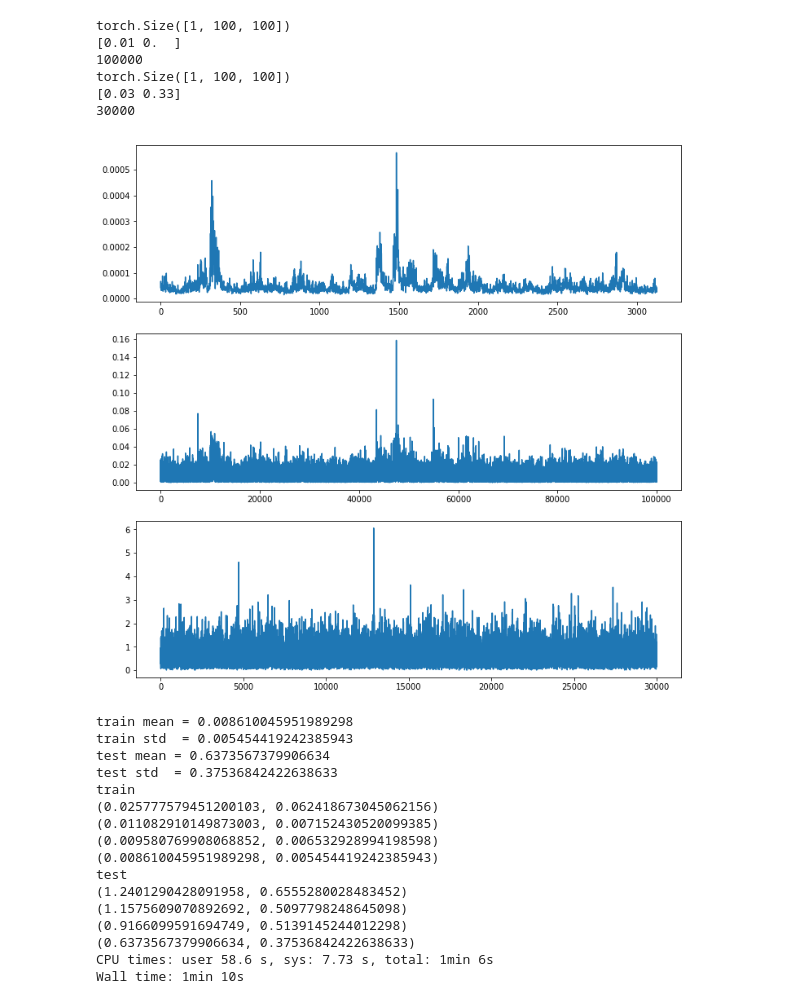
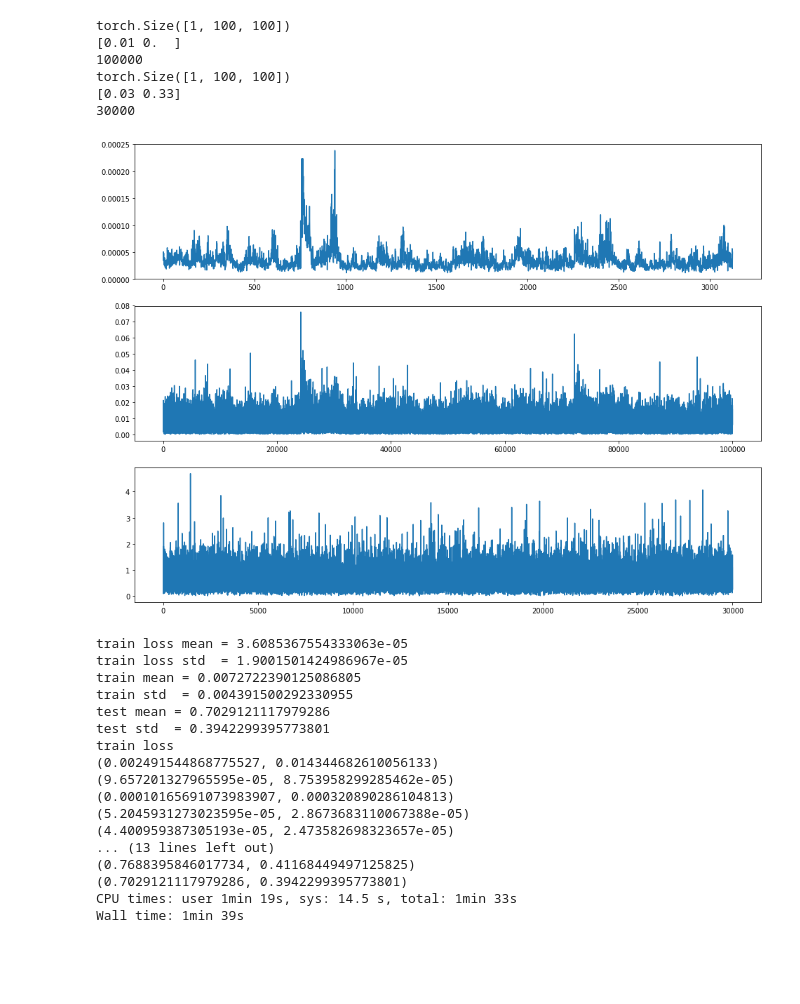
Before and after one commit to caitaozhan/deeplearning-localization, a Jupyter notebook: CNN-regression.ipynb, the cells around one changed output. Saved outputs shown, nothing was run; the diff lists cells and outputs as text; code cells hidden in the pictures; blank space fills up the shorter version.

```diff
--- a/CNN-regression.ipynb
+++ b/CNN-regression.ipynb
@@ -163,13 +163,20 @@ class Net3(nn.Module):
         self.conv1 = nn.Conv2d(1, 8, 5)
         self.conv2 = nn.Conv2d(8, 16, 5)
         self.conv3 = nn.Conv2d(16, 32, 5)
+        self.groupnorm1 = nn.GroupNorm(1, 8)
+        self.groupnorm2 = nn.GroupNorm(1, 16)
+        self.groupnorm3 = nn.GroupNorm(1, 32)
         self.fc1   = nn.Linear(2592, 100)
         self.fc2   = nn.Linear(100, 2)
 
     def forward(self, x):
+#         x = F.max_pool2d(F.relu(self.groupnorm1(self.conv1(x))), 2)
+#         x = F.max_pool2d(F.relu(self.groupnorm2(self.conv2(x))), 2)
+#         x = F.max_pool2d(F.relu(self.groupnorm3(self.conv3(x))), 2)
         x = F.max_pool2d(F.relu(self.conv1(x)), 2)
         x = F.max_pool2d(F.relu(self.conv2(x)), 2)
         x = F.max_pool2d(F.relu(self.conv3(x)), 2)
+
         x = x.view(-1, self.num_flat_features(x))
         x = F.relu(self.fc1(x))
         x = self.fc2(x)
@@ -193,7 +200,8 @@ model     = net3.to(device)
 optimizer = optim.Adam(model.parameters(), lr=0.001)
 criterion = nn.MSELoss()  # criterion is the loss function
 
-num_epochs   = 4
+num_epochs   = 6
+train_losses_epoch = []
 train_errors_epoch = []
 test_errors_epoch  = []
 best_acc = 0
@@ -225,50 +233,57 @@ for epoch in range(num_epochs):
         X = sample['matrix'].to(device)
         y = sample['label'].to(device)
         pred = model(X)
         pred = pred.data.cpu()
         y    = y.data.cpu()
         pred = sensor_input_dataset.undo_normalize(pred)
         y    = sensor_input_dataset.undo_normalize(y)
         test_errors.extend(Metrics.localization_error_regression(pred, y))
 
     clear_output(True)
-    plt.figure(figsize=(12, 12))
+    plt.figure(figsize=(16, 12))
     plt.subplot(311)
     plt.plot(train_losses)
     plt.subplot(312)
     plt.plot(train_errors)
     plt.subplot(313)
     plt.plot(test_errors)
     plt.show()
 
+    print('train loss mean =', np.mean(train_losses))
+    print('train loss std  =', np.std(train_losses))
     print('train mean =', np.mean(train_errors))
     print('train std  =', np.std(train_errors))
     print('test mean =', np.mean(test_errors))
     print('test std  =', np.std(test_errors))
+    train_losses_epoch.append((np.mean(train_losses), np.std(train_losses)))
     train_errors_epoch.append((np.mean(train_errors), np.std(train_errors)))
     test_errors_epoch.append((np.mean(test_errors), np.std(test_errors)))
 
-print('train')
+print('train loss')
+for loss in train_losses_epoch:
+    print(loss)
+print('train error')
 for error in train_errors_epoch:
     print(error)
-print('test')
+print('test error')
 for error in test_errors_epoch:
     print(error)
 # %% [output]
-[figure, old version]
+[figure, new version]
-train mean = 0.008610045951989298
-train std  = 0.005454419242385943
-test mean = 0.6373567379906634
-test std  = 0.37536842422638633
-train
-(0.025777579451200103, 0.062418673045062156)
-(0.011082910149873003, 0.007152430520099385)
-(0.009580769908068852, 0.006532928994198598)
-(0.008610045951989298, 0.005454419242385943)
-test
-(1.2401290428091958, 0.6555280028483452)
-(1.1575609070892692, 0.5097798248645098)
-(0.9166099591694749, 0.5139145244012298)
-(0.6373567379906634, 0.37536842422638633)
-CPU times: user 58.6 s, sys: 7.73 s, total: 1min 6s
-Wall time: 1min 10s
+train loss mean = 3.6085367554333063e-05
+train loss std  = 1.9001501424986967e-05
+train mean = 0.0072722390125086805
+train std  = 0.004391500292330955
+test mean = 0.7029121117979286
+test std  = 0.3942299395773801
+train loss
+(0.002491544868775527, 0.014344682610056133)
+(9.657201327965595e-05, 8.753958299285462e-05)
+(0.00010165691073983907, 0.000320890286104813)
+(5.2045931273023595e-05, 2.8673683110067388e-05)
+(4.400959387305193e-05, 2.473582698323657e-05)
+... (13 lines left out)
+(0.7688395846017734, 0.41168449497125825)
+(0.7029121117979286, 0.3942299395773801)
+CPU times: user 1min 19s, sys: 14.5 s, total: 1min 33s
+Wall time: 1min 39s
```
Also changed, not shown: parts of 4 cells of this notebook.
